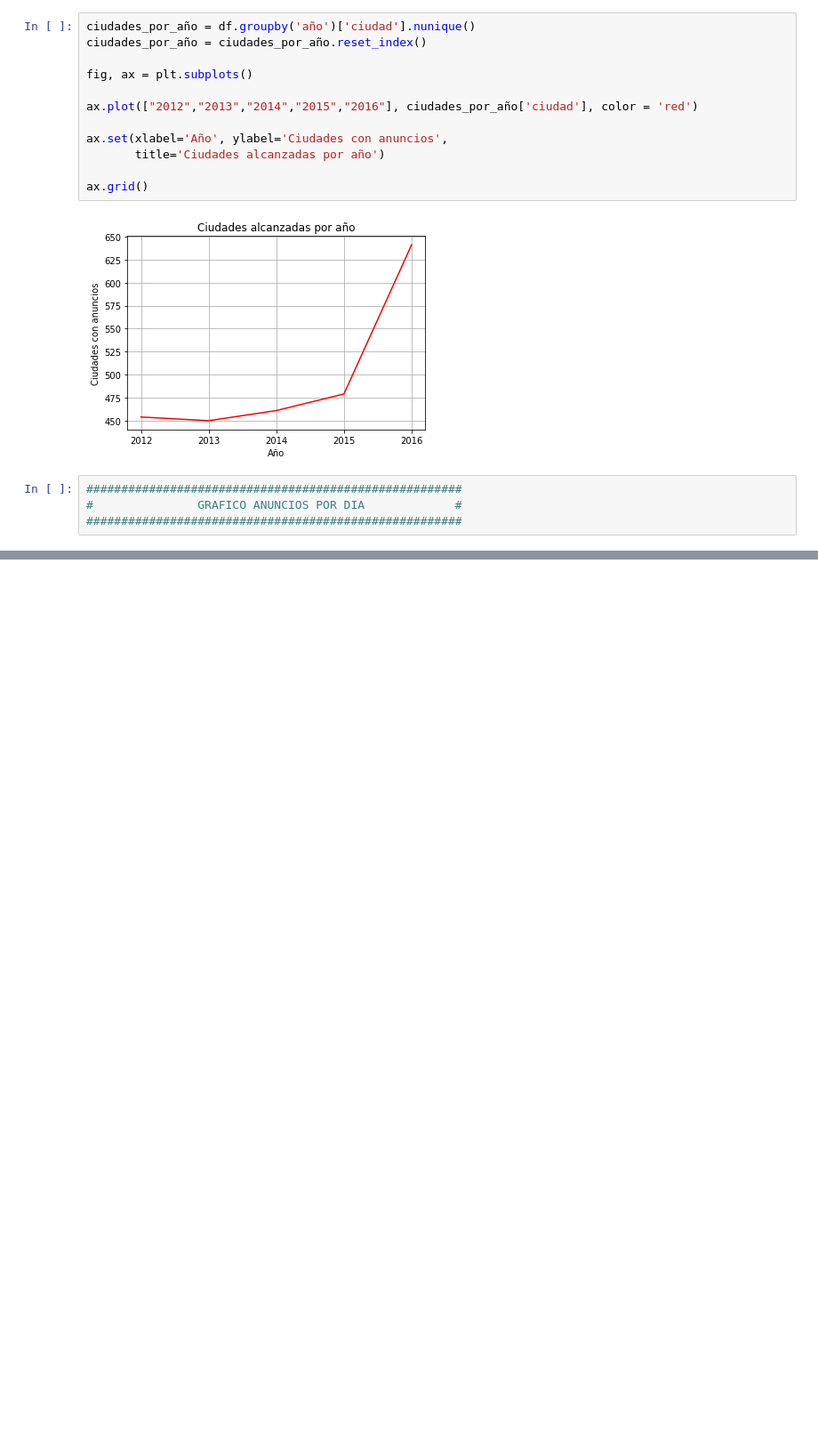
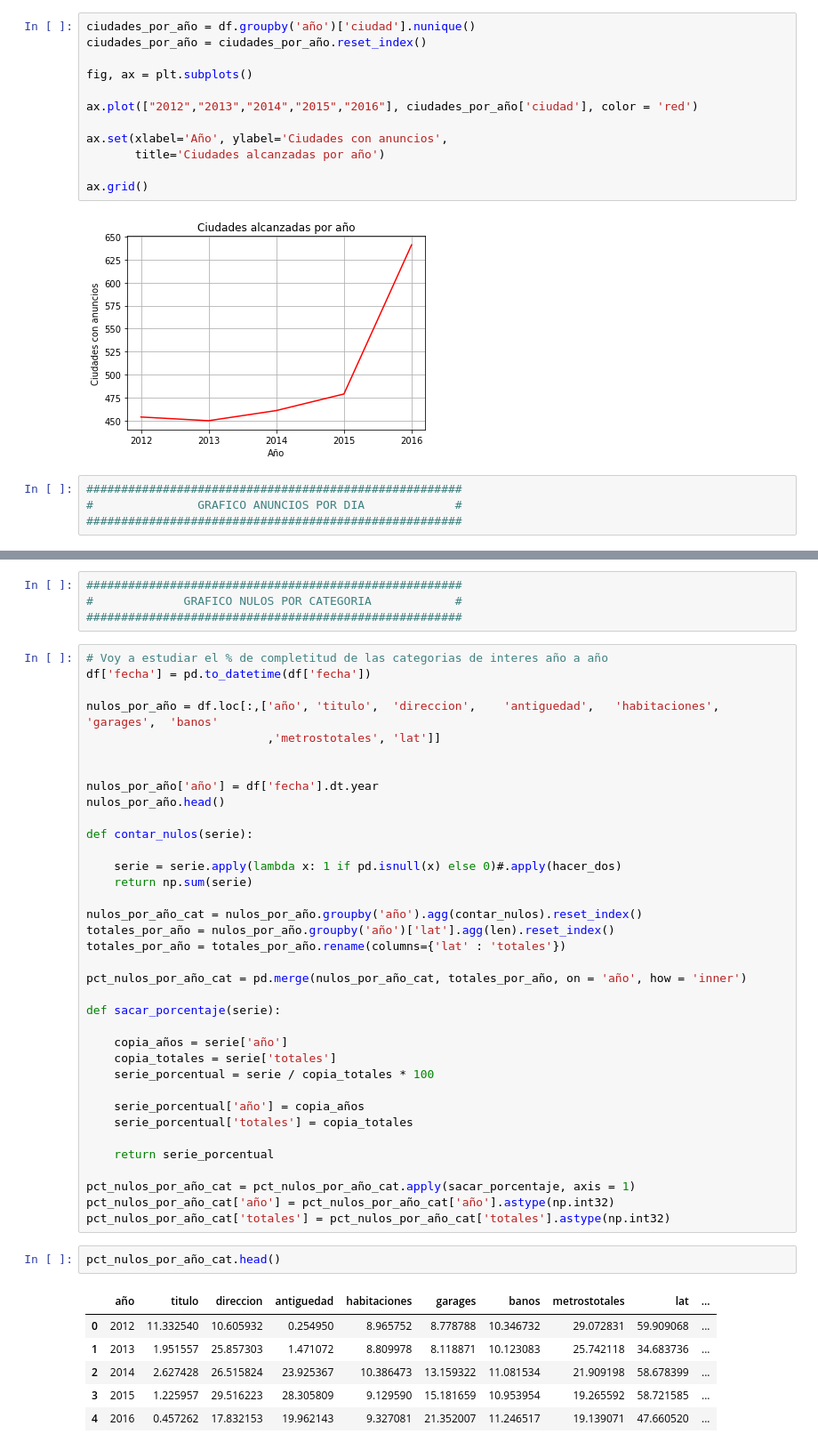
Before and after one commit to lorenzolgz/orgadatostp1, a Jupyter notebook: Analisis_Lolo_clean.ipynb, the cells around one changed output, grey strips where cells are left out. Shown at 89% size. Saved outputs shown, nothing was run; the diff lists cells and outputs as text; blank space fills up the shorter version.

```diff
--- a/Analisis_Lolo_clean.ipynb
+++ b/Analisis_Lolo_clean.ipynb
@@ -162,0 +164,49 @@ plt.bar(y_pos, performance, color = 'red', align='center', alpha=0.7, zorder =5)
+# %%
+######################################################
+#             GRAFICO NULOS POR CATEGORIA            #
+######################################################
+# %%
+# Voy a estudiar el % de completitud de las categorias de interes año a año
+df['fecha'] = pd.to_datetime(df['fecha'])
+
+nulos_por_año = df.loc[:,['año', 'titulo',	'direccion',	'antiguedad',	'habitaciones',	'garages',	'banos'
+                          ,'metrostotales',	'lat']]
+
+
+nulos_por_año['año'] = df['fecha'].dt.year
+nulos_por_año.head()
+
+def contar_nulos(serie):
+
+    serie = serie.apply(lambda x: 1 if pd.isnull(x) else 0)#.apply(hacer_dos)
+    return np.sum(serie)
+
+nulos_por_año_cat = nulos_por_año.groupby('año').agg(contar_nulos).reset_index()
+totales_por_año = nulos_por_año.groupby('año')['lat'].agg(len).reset_index()
+totales_por_año = totales_por_año.rename(columns={'lat' : 'totales'})
+
+pct_nulos_por_año_cat = pd.merge(nulos_por_año_cat, totales_por_año, on = 'año', how = 'inner')
+
+def sacar_porcentaje(serie):
+
+    copia_años = serie['año']
+    copia_totales = serie['totales']
+    serie_porcentual = serie / copia_totales * 100
+
+    serie_porcentual['año'] = copia_años
+    serie_porcentual['totales'] = copia_totales
+
+    return serie_porcentual
+
+pct_nulos_por_año_cat = pct_nulos_por_año_cat.apply(sacar_porcentaje, axis = 1)
+pct_nulos_por_año_cat['año'] = pct_nulos_por_año_cat['año'].astype(np.int32)
+pct_nulos_por_año_cat['totales'] = pct_nulos_por_año_cat['totales'].astype(np.int32)
+# %%
+pct_nulos_por_año_cat.head()
+# %% [output]
+|  | año | titulo | direccion | antiguedad | habitaciones | garages | banos | metrostotales | lat | ... |
+| 0 | 2012 | 11.332540 | 10.605932 | 0.254950 | 8.965752 | 8.778788 | 10.346732 | 29.072831 | 59.909068 | ... |
+| 1 | 2013 | 1.951557 | 25.857303 | 1.471072 | 8.809978 | 8.118871 | 10.123083 | 25.742118 | 34.683736 | ... |
+| 2 | 2014 | 2.627428 | 26.515824 | 23.925367 | 10.386473 | 13.159322 | 11.081534 | 21.909198 | 58.678399 | ... |
+| 3 | 2015 | 1.225957 | 29.516223 | 28.305809 | 9.129590 | 15.181659 | 10.953954 | 19.265592 | 58.721585 | ... |
+| 4 | 2016 | 0.457262 | 17.832153 | 19.962143 | 9.327081 | 21.352007 | 11.246517 | 19.139071 | 47.660520 | ... |
```
Also changed, not shown: parts of 6 cells of this notebook, 1 other file.
